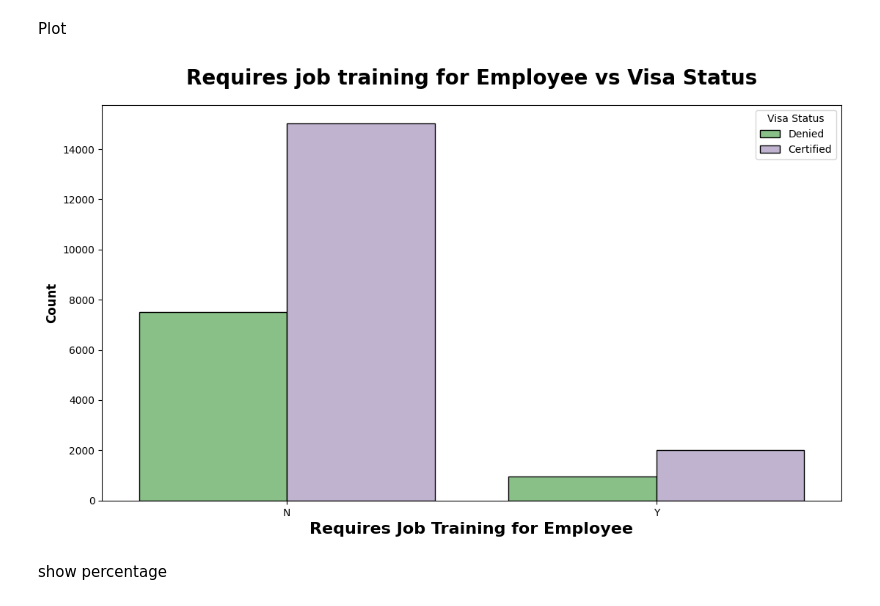
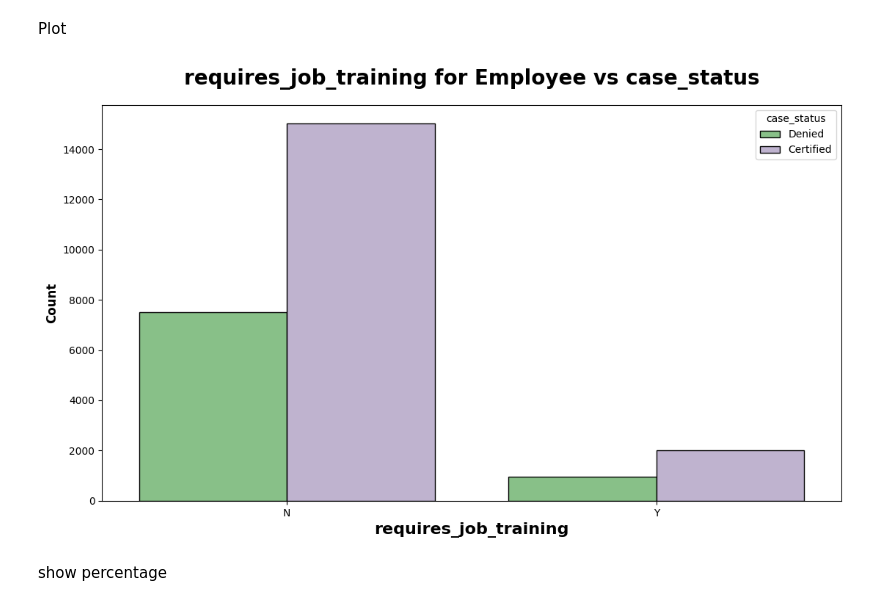
Before and after one commit to tamimystic/end-to-end-machine-learning-project-Visa-approval-prediction-, a Jupyter notebook: day3 agenda/EDA_US_visa.ipynb, the cells around one changed output. Drawn from its saved outputs; the diff is of its cells as text; code cells hidden in the pictures.

```diff
--- a/day3 agenda/EDA_US_visa.ipynb
+++ b/day3 agenda/EDA_US_visa.ipynb
@@ -519,13 +520,13 @@ Plot
 # %%
 plt.subplots(figsize=(13,7))
 sns.countplot(x="requires_job_training",hue="case_status", data=df, ec= "black",palette="Accent")
-plt.title("Requires job training for Employee vs Visa Status", weight="bold",fontsize=20, pad=20)
+plt.title("requires_job_training for Employee vs case_status", weight="bold",fontsize=20, pad=20)
 plt.ylabel("Count", weight="bold", fontsize=12)
-plt.xlabel("Requires Job Training for Employee", weight="bold", fontsize=16)
-plt.legend(title="Visa Status", fancybox=True)
+plt.xlabel("requires_job_training", weight="bold", fontsize=16)
+plt.legend(title="case_status", fancybox=True)
 plt.show()
 # %% [output]
-[figure, old version]
+[figure, new version]
 # %% [markdown]
 show percentage
 # %%
```
Also changed, not shown: parts of 7 cells of this notebook.
